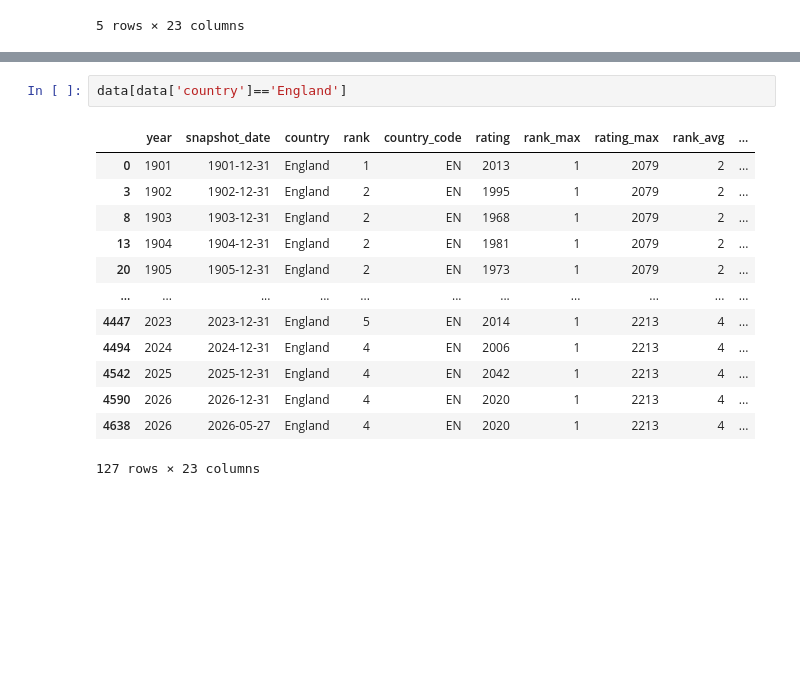
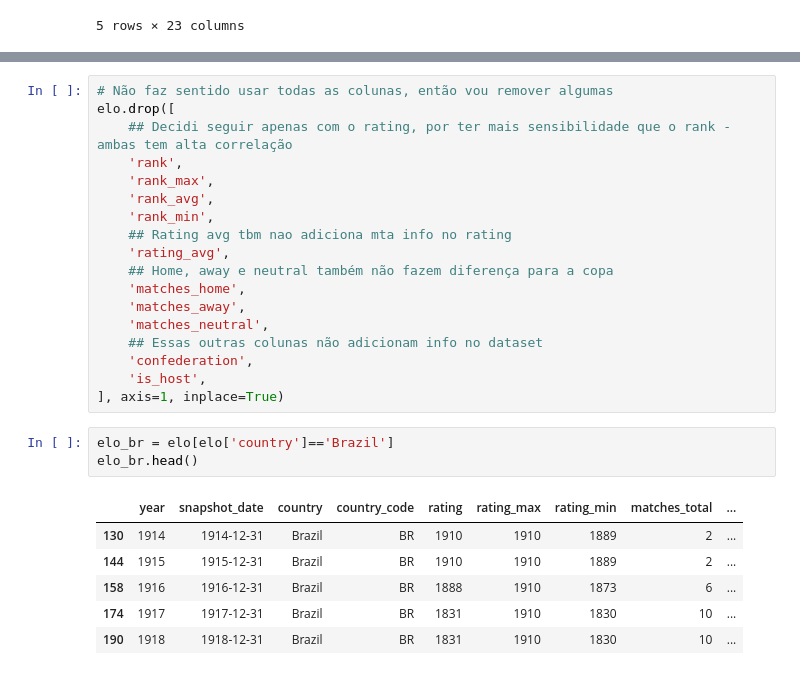
Before and after one commit to rafabandoni/world-cup-2026-predict, a Jupyter notebook: notebooks/eda.ipynb, the cells around one changed output, grey strips where cells are left out. Cells and saved outputs as stored; diff of their text form; blank space fills up the shorter version.

```diff
--- a/notebooks/eda.ipynb
+++ b/notebooks/eda.ipynb
@@ -26,16 +81,28 @@ matches_hist.head()
+# %%
+# Não faz sentido usar todas as colunas, então vou remover algumas
+elo.drop([
+    ## Decidi seguir apenas com o rating, por ter mais sensibilidade que o rank - ambas tem alta correlação
+    'rank',
+    'rank_max',
+    'rank_avg',
+    'rank_min',
+    ## Rating avg tbm nao adiciona mta info no rating
+    'rating_avg',
+    ## Home, away e neutral também não fazem diferença para a copa
+    'matches_home',
+    'matches_away',
+    'matches_neutral',
+    ## Essas outras colunas não adicionam info no dataset
+    'confederation',
+    'is_host',
+], axis=1, inplace=True)
 # %%
-data[data['country']=='England']
+elo_br = elo[elo['country']=='Brazil']
+elo_br.head()
 # %% [output]
-|  | year | snapshot_date | country | rank | country_code | rating | rank_max | rating_max | rank_avg | ... |
-| 0 | 1901 | 1901-12-31 | England | 1 | EN | 2013 | 1 | 2079 | 2 | ... |
-| 3 | 1902 | 1902-12-31 | England | 2 | EN | 1995 | 1 | 2079 | 2 | ... |
-| 8 | 1903 | 1903-12-31 | England | 2 | EN | 1968 | 1 | 2079 | 2 | ... |
-| 13 | 1904 | 1904-12-31 | England | 2 | EN | 1981 | 1 | 2079 | 2 | ... |
-| 20 | 1905 | 1905-12-31 | England | 2 | EN | 1973 | 1 | 2079 | 2 | ... |
-| ... | ... | ... | ... | ... | ... | ... | ... | ... | ... | ... |
-| 4447 | 2023 | 2023-12-31 | England | 5 | EN | 2014 | 1 | 2213 | 4 | ... |
-| 4494 | 2024 | 2024-12-31 | England | 4 | EN | 2006 | 1 | 2213 | 4 | ... |
-| 4542 | 2025 | 2025-12-31 | England | 4 | EN | 2042 | 1 | 2213 | 4 | ... |
-| 4590 | 2026 | 2026-12-31 | England | 4 | EN | 2020 | 1 | 2213 | 4 | ... |
-| 4638 | 2026 | 2026-05-27 | England | 4 | EN | 2020 | 1 | 2213 | 4 | ... |
+|  | year | snapshot_date | country | country_code | rating | rating_max | rating_min | matches_total | ... |
+| 130 | 1914 | 1914-12-31 | Brazil | BR | 1910 | 1910 | 1889 | 2 | ... |
+| 144 | 1915 | 1915-12-31 | Brazil | BR | 1910 | 1910 | 1889 | 2 | ... |
+| 158 | 1916 | 1916-12-31 | Brazil | BR | 1888 | 1910 | 1873 | 6 | ... |
+| 174 | 1917 | 1917-12-31 | Brazil | BR | 1831 | 1910 | 1830 | 10 | ... |
+| 190 | 1918 | 1918-12-31 | Brazil | BR | 1831 | 1910 | 1830 | 10 | ... |
-127 rows × 23 columns
```
Also changed, not shown: parts of 8 cells of this notebook.
